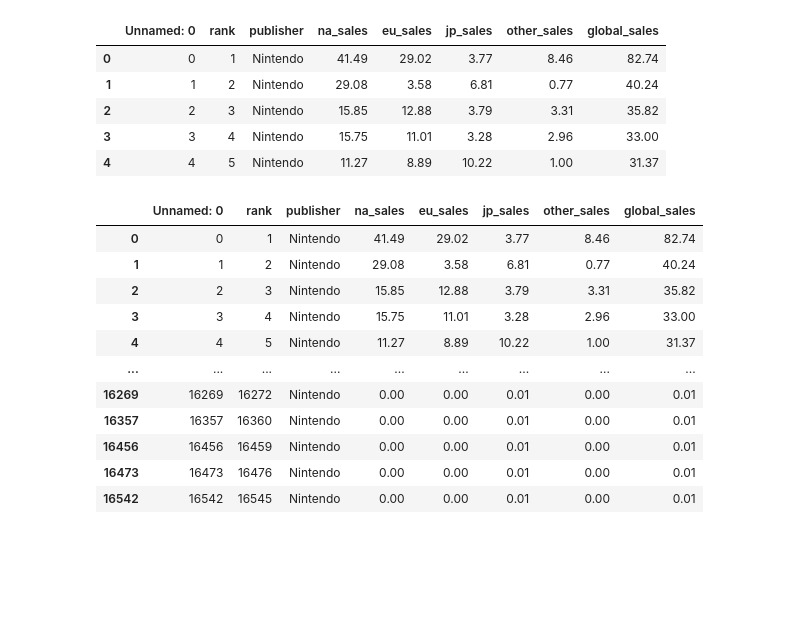
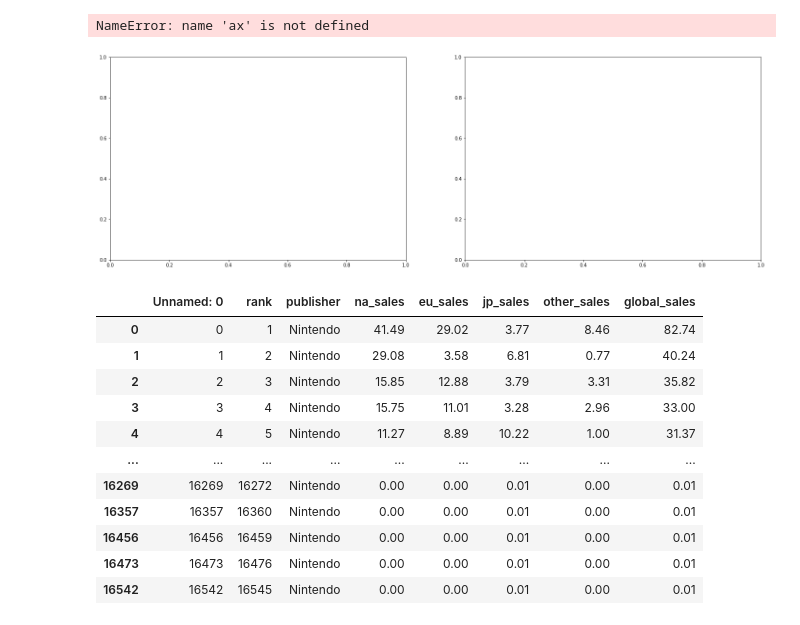
Before and after one commit to PaulaNuno/storytelling-project, a Jupyter notebook: story_telling.ipynb, the cells around one changed output. Cells and saved outputs as stored; diff of their text form; code cells hidden in the pictures; blank space fills up the shorter version.

```diff
--- a/story_telling.ipynb
+++ b/story_telling.ipynb
@@ -8,12 +16,17 @@ pd.set_option('display.max_rows', 500)
-# %%
-df.head()
-# %% [output]
-|  | Unnamed: 0 | rank | publisher | na_sales | eu_sales | jp_sales | other_sales | global_sales |
-| 0 | 0 | 1 | Nintendo | 41.49 | 29.02 | 3.77 | 8.46 | 82.74 |
-| 1 | 1 | 2 | Nintendo | 29.08 | 3.58 | 6.81 | 0.77 | 40.24 |
-| 2 | 2 | 3 | Nintendo | 15.85 | 12.88 | 3.79 | 3.31 | 35.82 |
-| 3 | 3 | 4 | Nintendo | 15.75 | 11.01 | 3.28 | 2.96 | 33.00 |
-| 4 | 4 | 5 | Nintendo | 11.27 | 8.89 | 10.22 | 1.00 | 31.37 |
+# %%
+#top game publishers (publisher, games per publisher)
+
+top_10_publisher_index = df.publisher.value_counts().head(10).index
+top_10_publisher_values = df.publisher.value_counts().head(10).values
+
+fig, (ax1,ax2) = plt.subplots(1,2,figsize=(25,8), facecolor='white')
+
+#top publishers of the games
+ax.vlines(x=topPublisher_index, ymin=0, ymax=topPublisher_values, color='#D60F79', linewidth=30)
+ax.set_title('Top 10 Publishers',fontsize=16)
+# %% [output]
+NameError: name 'ax' is not defined
+[figure, added]
 # %%
 nintendo = df[df["publisher"] == 'Nintendo']
 display(nintendo)
```
Also changed, not shown: parts of 1 cell of this notebook.
